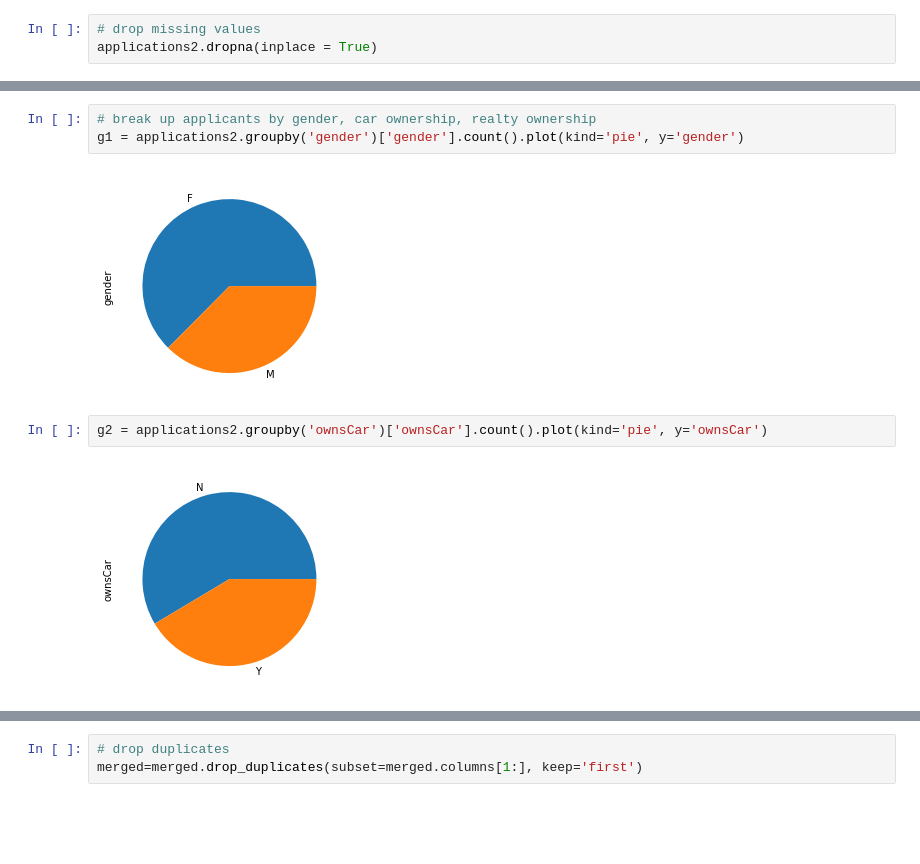
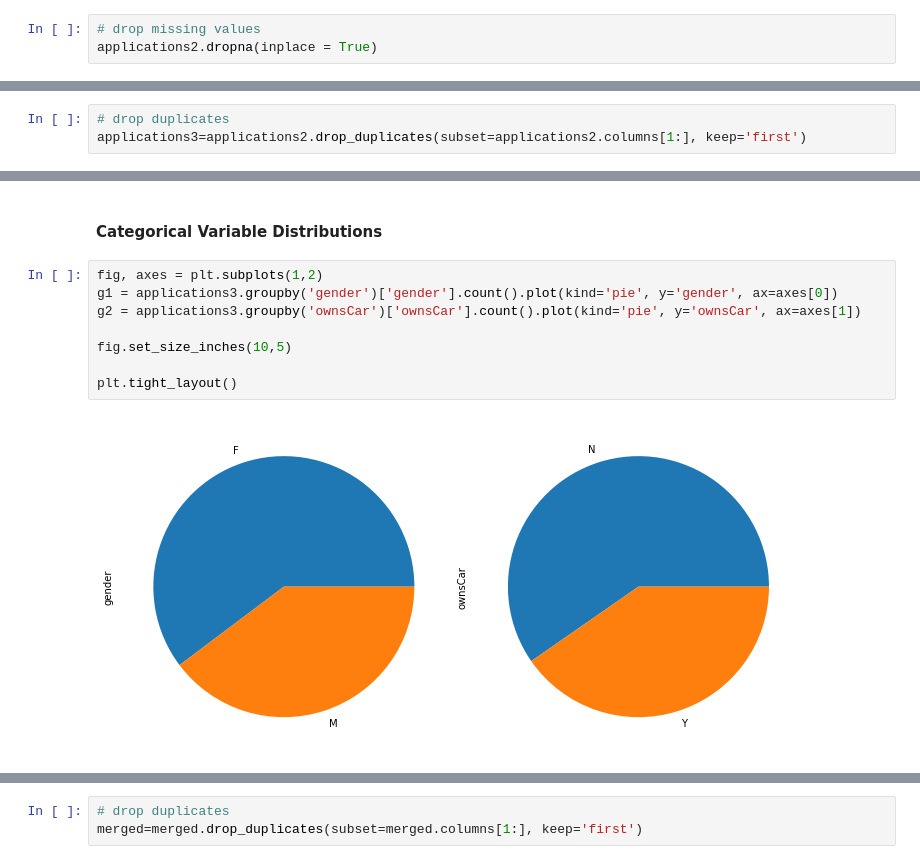
Before and after one commit to dezgarci/Data-Science-Dez2, a Jupyter notebook: CreditCardApprovals.ipynb, the cells around one changed output, grey strips where cells are left out. Cells and saved outputs as stored; diff of their text form; blank space fills up the shorter version.

```diff
--- a/CreditCardApprovals.ipynb
+++ b/CreditCardApprovals.ipynb
@@ -147,0 +173,3 @@ applications2.head()
+# %%
+# drop duplicates
+applications3=applications2.drop_duplicates(subset=applications2.columns[1:], keep='first')
@@ -216,10 +283,13 @@ Text(0.5, 1.0, 'Distribution of Age')
+# %% [markdown]
+#### Categorical Variable Distributions
 # %%
-# break up applicants by gender, car ownership, realty ownership
-g1 = applications2.groupby('gender')['gender'].count().plot(kind='pie', y='gender')
+fig, axes = plt.subplots(1,2)
+g1 = applications3.groupby('gender')['gender'].count().plot(kind='pie', y='gender', ax=axes[0])
+g2 = applications3.groupby('ownsCar')['ownsCar'].count().plot(kind='pie', y='ownsCar', ax=axes[1])
+
+fig.set_size_inches(10,5)
+
+plt.tight_layout()
 # %% [output]
-[figure, old version]
+[figure, new version]
-# %%
-g2 = applications2.groupby('ownsCar')['ownsCar'].count().plot(kind='pie', y='ownsCar')
-# %% [output]
-[figure, removed]
 # %%
```
Also changed, not shown: parts of 36 cells of this notebook.
